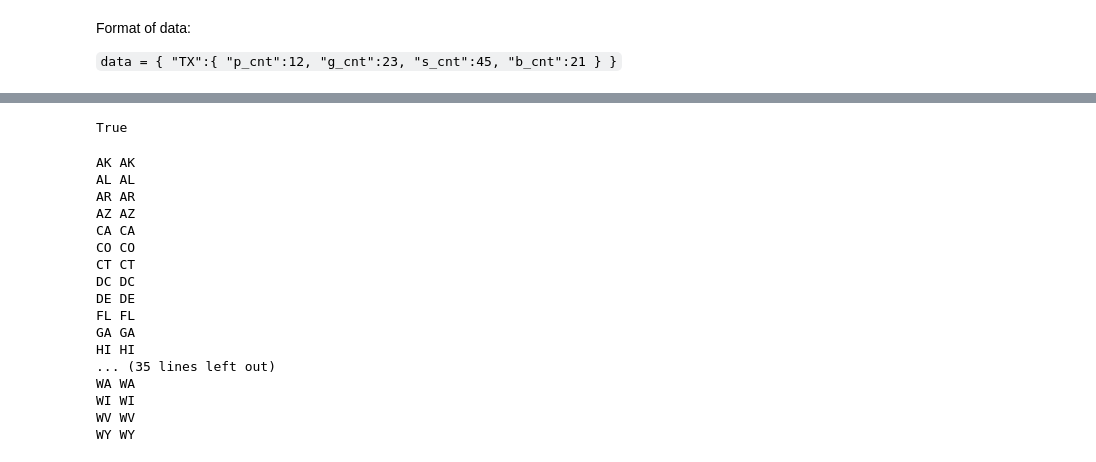
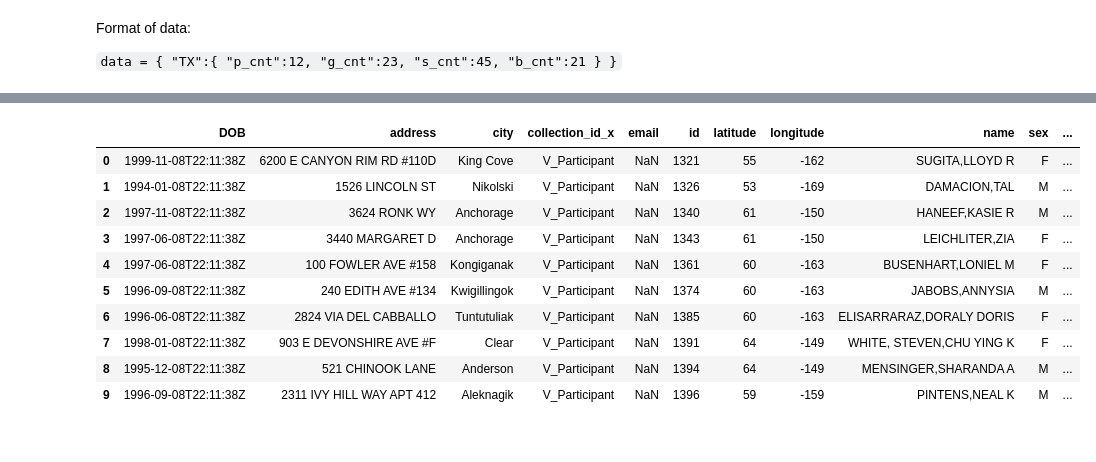
Before and after one commit to Youdongz/vitech, a Jupyter notebook: Combine and Transform data .ipynb, the cells around one changed output, grey strips where cells are left out. Saved outputs shown, nothing was run; the diff lists cells and outputs as text; code cells hidden in the pictures.

```diff
--- a/Combine and Transform data .ipynb
+++ b/Combine and Transform data .ipynb
@@ -91,8 +94,6 @@ New Hampshire             849
 Delaware                  436
 Rhode Island              296
 Name: state, dtype: int64
-# %%
-decisions_df = pd.read_json('../decisions_semi_complete.json')
 # %%
 decisions_df.describe()
 # %% [output]
@@ -444,25 +238,14 @@ json_states
-# %%
-json_states == script_States
-# %% [output]
-True
-# %%
-for i in range(len(json_states)):
-    print(json_states[i], script_States[i])
-# %% [output]
-AK AK
-AL AL
-AR AR
-AZ AZ
-CA CA
-CO CO
-CT CT
-DC DC
-DE DE
-FL FL
-GA GA
-HI HI
-... (35 lines left out)
-WA WA
-WI WI
-WV WV
-WY WY
+# %%
+joined_bd_df.head(10)
+# %% [output]
+|  | DOB | address | city | collection_id_x | email | id | latitude | longitude | name | sex | ... |
+| 0 | 1999-11-08T22:11:38Z | 6200 E CANYON RIM RD #110D | King Cove | V_Participant | NaN | 1321 | 55 | -162 | SUGITA,LLOYD R | F | ... |
+| 1 | 1994-01-08T22:11:38Z | 1526 LINCOLN ST | Nikolski | V_Participant | NaN | 1326 | 53 | -169 | DAMACION,TAL | M | ... |
+| 2 | 1997-11-08T22:11:38Z | 3624 RONK WY | Anchorage | V_Participant | NaN | 1340 | 61 | -150 | HANEEF,KASIE R | M | ... |
+| 3 | 1997-06-08T22:11:38Z | 3440 MARGARET D | Anchorage | V_Participant | NaN | 1343 | 61 | -150 | LEICHLITER,ZIA | F | ... |
+| 4 | 1997-06-08T22:11:38Z | 100 FOWLER AVE #158 | Kongiganak | V_Participant | NaN | 1361 | 60 | -163 | BUSENHART,LONIEL M | F | ... |
+| 5 | 1996-09-08T22:11:38Z | 240 EDITH AVE #134 | Kwigillingok | V_Participant | NaN | 1374 | 60 | -163 | JABOBS,ANNYSIA | M | ... |
+| 6 | 1996-06-08T22:11:38Z | 2824 VIA DEL CABBALLO | Tuntutuliak | V_Participant | NaN | 1385 | 60 | -163 | ELISARRARAZ,DORALY DORIS | F | ... |
+| 7 | 1998-01-08T22:11:38Z | 903 E DEVONSHIRE AVE #F | Clear | V_Participant | NaN | 1391 | 64 | -149 | WHITE, STEVEN,CHU YING K | F | ... |
+| 8 | 1995-12-08T22:11:38Z | 521 CHINOOK LANE | Anderson | V_Participant | NaN | 1394 | 64 | -149 | MENSINGER,SHARANDA A | M | ... |
+| 9 | 1996-09-08T22:11:38Z | 2311 IVY HILL WAY APT 412 | Aleknagik | V_Participant | NaN | 1396 | 59 | -159 | PINTENS,NEAL K | M | ... |
```
Also changed, not shown: parts of 41 cells of this notebook, 4 other files.
